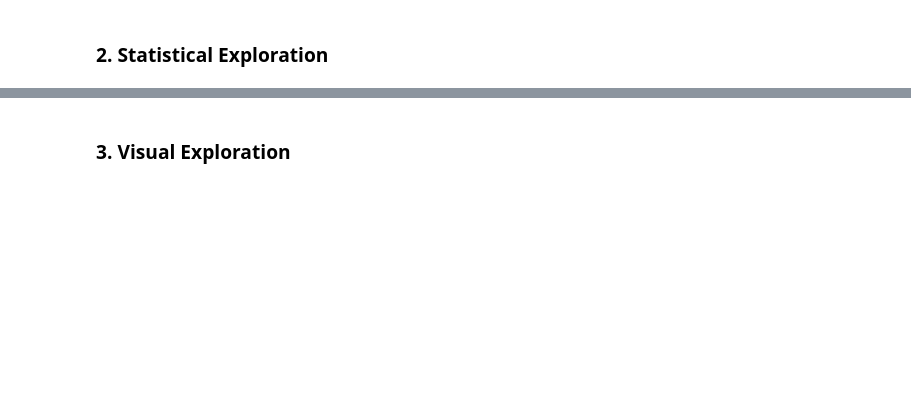
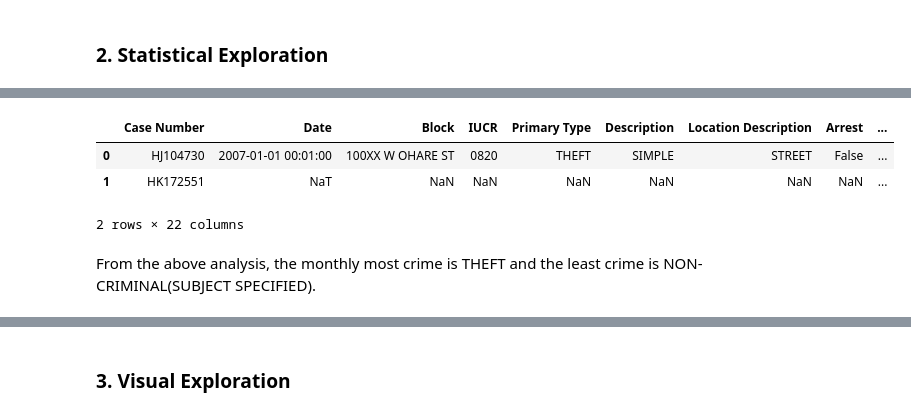
Before and after one commit to OGerison/circle-13-project, a Jupyter notebook: circle13chicagoeda.ipynb, the cells around one changed output, grey strips where cells are left out. Saved outputs shown, nothing was run; the diff lists cells and outputs as text; code cells hidden in the pictures; blank space fills up the shorter version.

```diff
--- a/circle13chicagoeda.ipynb
+++ b/circle13chicagoeda.ipynb
@@ -157,0 +208,8 @@ df_copy.to_csv("dfchicago_clean.csv")
+# %%
+#mode
+df_copy.mode()
+# %% [output]
+|  | Case Number | Date | Block | IUCR | Primary Type | Description | Location Description | Arrest | ... |
+| 0 | HJ104730 | 2007-01-01 00:01:00 | 100XX W OHARE ST | 0820 | THEFT | SIMPLE | STREET | False | ... |
+| 1 | HK172551 | NaT | NaN | NaN | NaN | NaN | NaN | NaN | ... |
+2 rows × 22 columns
@@ -157,0 +226,2 @@ df_copy.to_csv("dfchicago_clean.csv")
+# %% [markdown]
+From the above analysis, the monthly most crime is THEFT and the least crime is NON-CRIMINAL(SUBJECT SPECIFIED).
```
Also changed, not shown: parts of 37 cells of this notebook.
